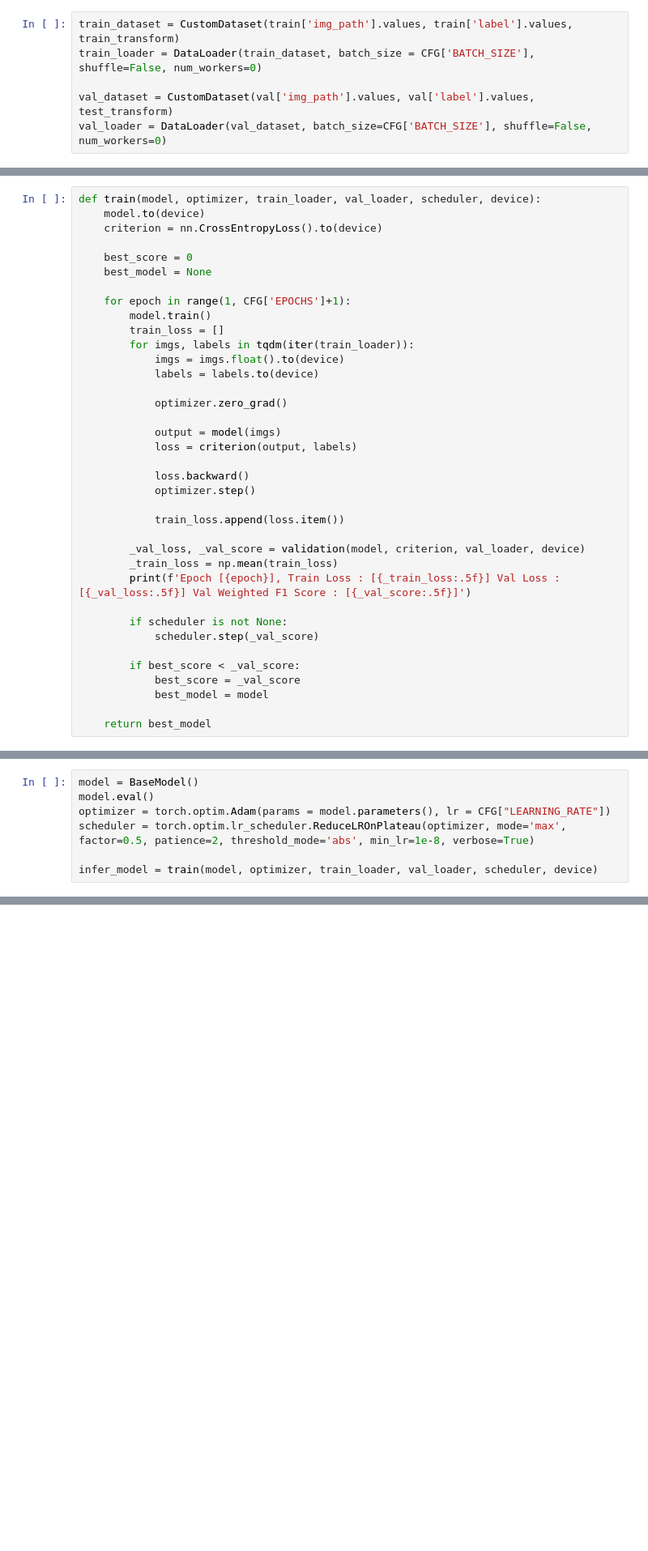
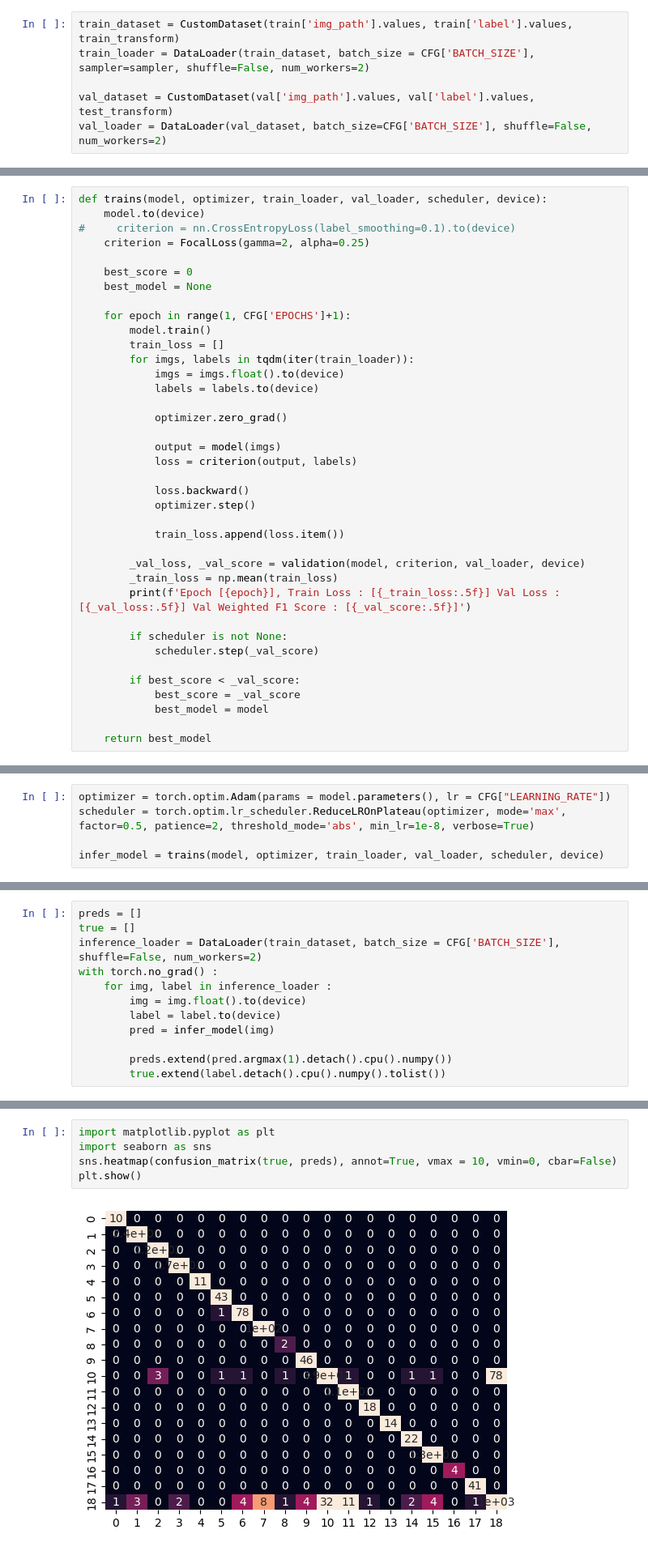
Before and after one commit to hwarang97/Dacon, a Jupyter notebook: competition/DACON_competition_도배.ipynb, the cells around one changed output, grey strips where cells are left out. Shown at 81% size. Cells and saved outputs as stored; diff of their text form; blank space fills up the shorter version.

```diff
--- a/competition/DACON_competition_도배.ipynb
+++ b/competition/DACON_competition_도배.ipynb
@@ -98,9 +112,9 @@ test_transform = A.Compose([
 # %%
 train_dataset = CustomDataset(train['img_path'].values, train['label'].values, train_transform)
-train_loader = DataLoader(train_dataset, batch_size = CFG['BATCH_SIZE'], shuffle=False, num_workers=0)
+train_loader = DataLoader(train_dataset, batch_size = CFG['BATCH_SIZE'], sampler=sampler, shuffle=False, num_workers=2)
 
 val_dataset = CustomDataset(val['img_path'].values, val['label'].values, test_transform)
-val_loader = DataLoader(val_dataset, batch_size=CFG['BATCH_SIZE'], shuffle=False, num_workers=0)
+val_loader = DataLoader(val_dataset, batch_size=CFG['BATCH_SIZE'], shuffle=False, num_workers=2)
 # %%
 class BaseModel(nn.Module):
     def __init__(self, num_classes=len(le.classes_)):
@@ -115,7 +166,8 @@ class BaseModel(nn.Module):
 # %%
-def train(model, optimizer, train_loader, val_loader, scheduler, device):
+def trains(model, optimizer, train_loader, val_loader, scheduler, device):
     model.to(device)
-    criterion = nn.CrossEntropyLoss().to(device)
+#     criterion = nn.CrossEntropyLoss(label_smoothing=0.1).to(device)
+    criterion = FocalLoss(gamma=2, alpha=0.25)
 
     best_score = 0
     best_model = None
@@ -176,7 +230,5 @@ def validation(model, criterion, val_loader, device):
 # %%
-model = BaseModel()
-model.eval()
 optimizer = torch.optim.Adam(params = model.parameters(), lr = CFG["LEARNING_RATE"])
 scheduler = torch.optim.lr_scheduler.ReduceLROnPlateau(optimizer, mode='max', factor=0.5, patience=2, threshold_mode='abs', min_lr=1e-8, verbose=True)
 
-infer_model = train(model, optimizer, train_loader, val_loader, scheduler, device)
+infer_model = trains(model, optimizer, train_loader, val_loader, scheduler, device)
@@ -182,0 +247,12 @@ infer_model = train(model, optimizer, train_loader, val_loader, scheduler, devic
+# %%
+preds = []
+true = []
+inference_loader = DataLoader(train_dataset, batch_size = CFG['BATCH_SIZE'], shuffle=False, num_workers=2)
+with torch.no_grad() :
+    for img, label in inference_loader :
+        img = img.float().to(device)
+        label = label.to(device)
+        pred = infer_model(img)
+
+        preds.extend(pred.argmax(1).detach().cpu().numpy())
+        true.extend(label.detach().cpu().numpy().tolist())
@@ -182,0 +261,7 @@ infer_model = train(model, optimizer, train_loader, val_loader, scheduler, devic
+# %%
+import matplotlib.pyplot as plt
+import seaborn as sns
+sns.heatmap(confusion_matrix(true, preds), annot=True, vmax = 10, vmin=0, cbar=False)
+plt.show()
+# %% [output]
+[figure, added]
```
Also changed, not shown: parts of 29 cells of this notebook.
